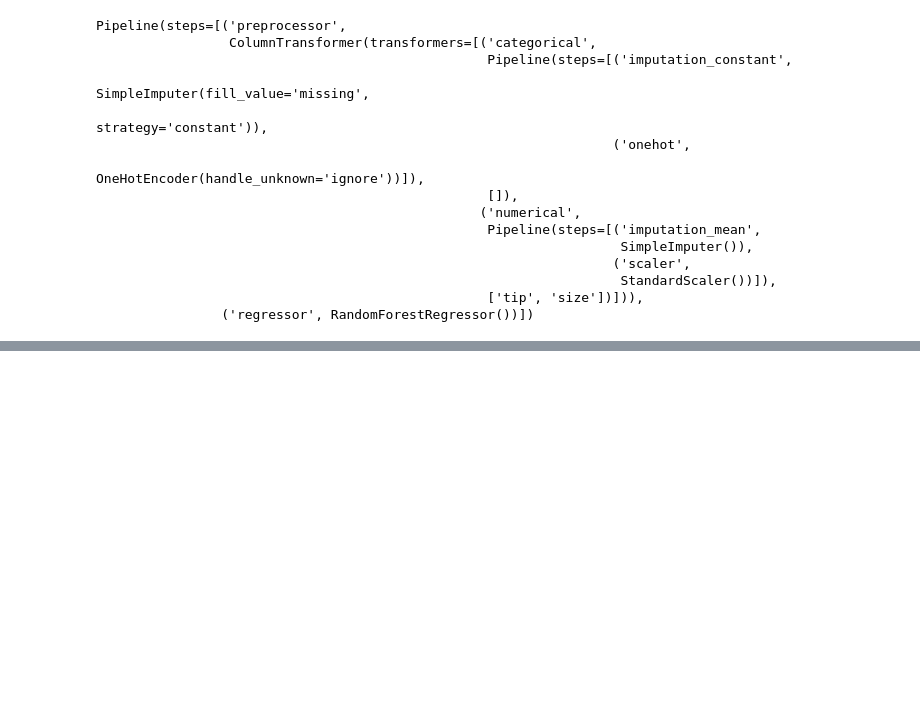
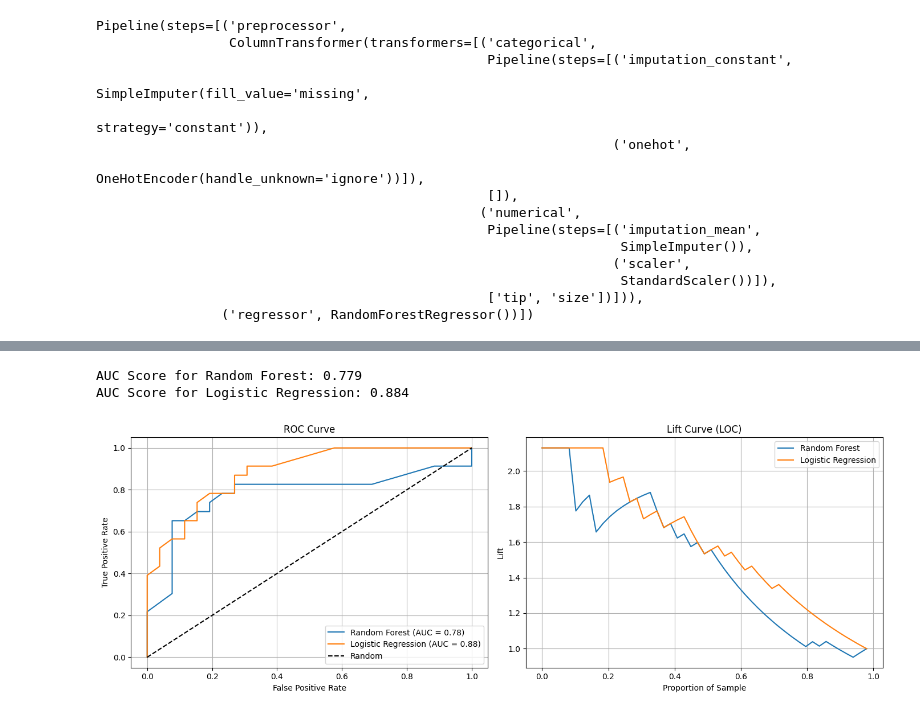
Before and after one commit to Vi331/AIML, a Jupyter notebook: Hyper parameter .ipynb, the cells around one changed output, grey strips where cells are left out. Saved outputs shown, nothing was run; the diff lists cells and outputs as text; code cells hidden in the pictures; blank space fills up the shorter version.

```diff
--- a/Hyper parameter .ipynb
+++ b/Hyper parameter .ipynb
@@ -103,0 +198,4 @@ Pipeline(steps=[('preprocessor',
+# %%
+train_acc = accuracy_score(y_train, train_pred)
+# %%
+test_acc = accuracy_score(y_test, test_pred)
@@ -103,0 +240,3 @@ Pipeline(steps=[('preprocessor',
+# %%
+best_model = max(results.items(), key=lambda x: x[1]['test_accuracy'])
+print(f"\nBest Model: {best_model[0]} with Test Accuracy: {best_model[1]['test_accuracy']:.2f}")
@@ -103,0 +327,42 @@ Pipeline(steps=[('preprocessor',
+# %%
+def evaluate_models_roc_loc(models, model_param, X_train, y_train, X_test, y_test):
+    plt.figure(figsize=(14, 5))
+
+    # ROC Plot
+    plt.subplot(1, 2, 1)
+    for name, model, _ in models:
+        best_model = model.set_params(**model_param[name])
+        best_model.fit(X_train, y_train)
+
+        y_proba = best_model.predict_proba(X_test)[:, 1]
+        fpr, tpr, _ = roc_curve(y_test, y_proba)
+        auc = roc_auc_score(y_test, y_proba)
+
+        plt.plot(fpr, tpr, label=f'{name} (AUC = {auc:.2f})')
+        print(f'AUC Score for {name}: {auc:.3f}')
+
+    plt.plot([0, 1], [0, 1], 'k--', label='Random')
+    plt.title('ROC Curve')
+    plt.xlabel('False Positive Rate')
+    plt.ylabel('True Positive Rate')
+    plt.legend()
+    plt.grid(True)
+
+    # Lift Curve
+    plt.subplot(1, 2, 2)
+    for name, model, _ in models:
+        best_model = model.set_params(**model_param[name])
+        best_model.fit(X_train, y_train)
+
+        y_proba = best_model.predict_proba(X_test)[:, 1]
+        plot_lift_curve(y_test, y_proba, model_name=name)
+
+    plt.legend()
+    plt.tight_layout()
+    plt.show()
+# %%
+evaluate_models_roc_loc(randomcv_models, model_param, X_train, y_train, X_test, y_test)
+# %% [output]
+AUC Score for Random Forest: 0.779
+AUC Score for Logistic Regression: 0.884
+[figure, added]
```
Also changed, not shown: parts of 39 cells of this notebook, 2 other files.
